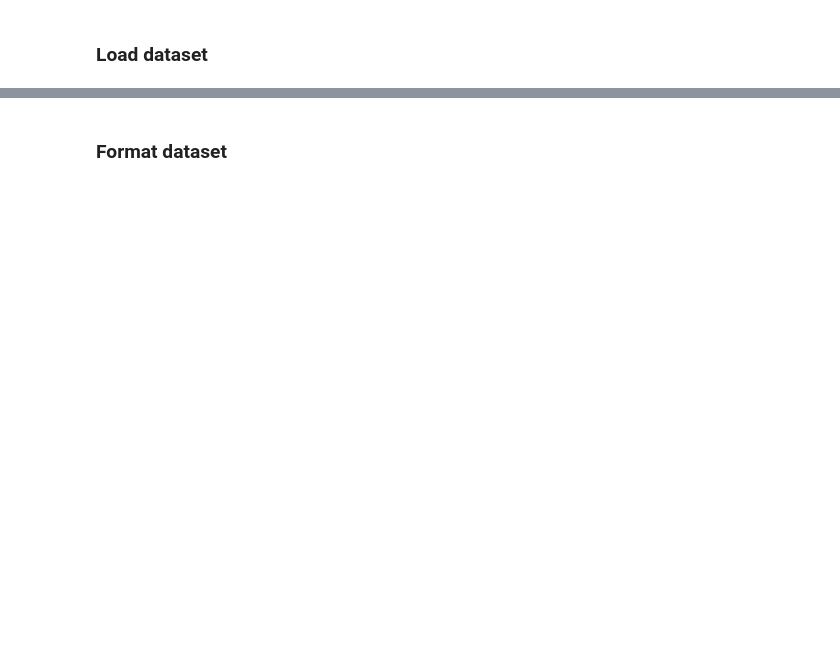
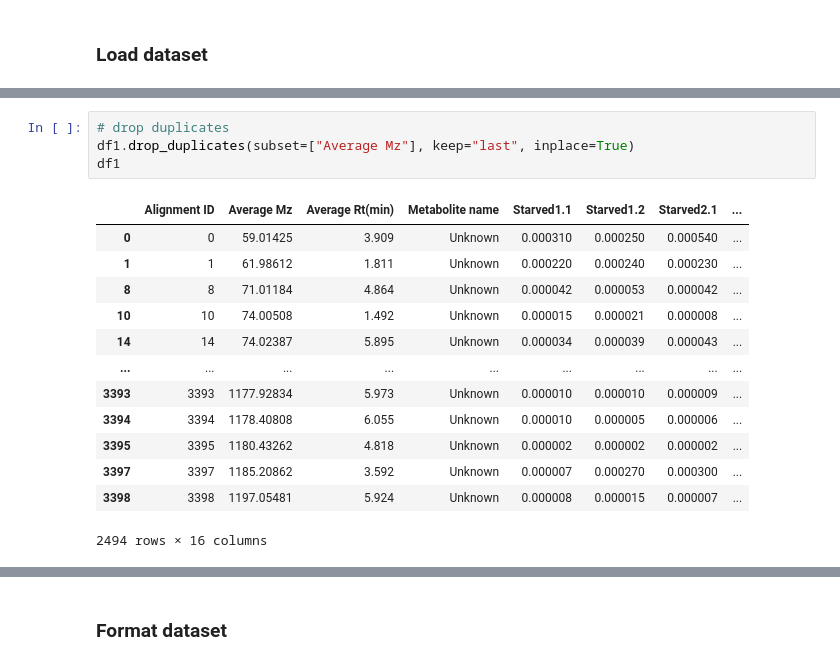
Before and after one commit to win7/GNN_Unsupervised, a Jupyter notebook: format_input.ipynb, the cells around one changed output, grey strips where cells are left out. Cells and saved outputs as stored; diff of their text form; blank space fills up the shorter version.

```diff
--- a/format_input.ipynb
+++ b/format_input.ipynb
@@ -63,0 +62,18 @@ time: 26.7 ms (started: 2023-07-08 23:46:40 -05:00)
+# %%
+# drop duplicates
+df1.drop_duplicates(subset=["Average Mz"], keep="last", inplace=True)
+df1
+# %% [output]
+|  | Alignment ID | Average Mz | Average Rt(min) | Metabolite name | Starved1.1 | Starved1.2 | Starved2.1 | ... |
+| 0 | 0 | 59.01425 | 3.909 | Unknown | 0.000310 | 0.000250 | 0.000540 | ... |
+| 1 | 1 | 61.98612 | 1.811 | Unknown | 0.000220 | 0.000240 | 0.000230 | ... |
+| 8 | 8 | 71.01184 | 4.864 | Unknown | 0.000042 | 0.000053 | 0.000042 | ... |
+| 10 | 10 | 74.00508 | 1.492 | Unknown | 0.000015 | 0.000021 | 0.000008 | ... |
+| 14 | 14 | 74.02387 | 5.895 | Unknown | 0.000034 | 0.000039 | 0.000043 | ... |
+| ... | ... | ... | ... | ... | ... | ... | ... | ... |
+| 3393 | 3393 | 1177.92834 | 5.973 | Unknown | 0.000010 | 0.000010 | 0.000009 | ... |
+| 3394 | 3394 | 1178.40808 | 6.055 | Unknown | 0.000010 | 0.000005 | 0.000006 | ... |
+| 3395 | 3395 | 1180.43262 | 4.818 | Unknown | 0.000002 | 0.000002 | 0.000002 | ... |
+| 3397 | 3397 | 1185.20862 | 3.592 | Unknown | 0.000007 | 0.000270 | 0.000300 | ... |
+| 3398 | 3398 | 1197.05481 | 5.924 | Unknown | 0.000008 | 0.000015 | 0.000007 | ... |
+2494 rows × 16 columns
```
Also changed, not shown: parts of 15 cells of this notebook, 6 other files.
